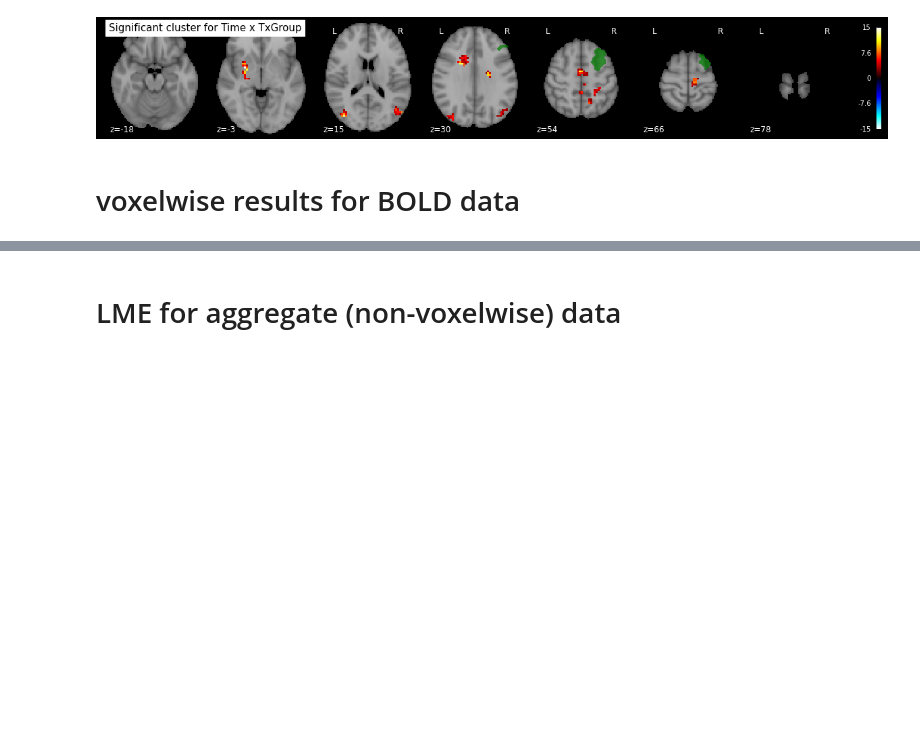
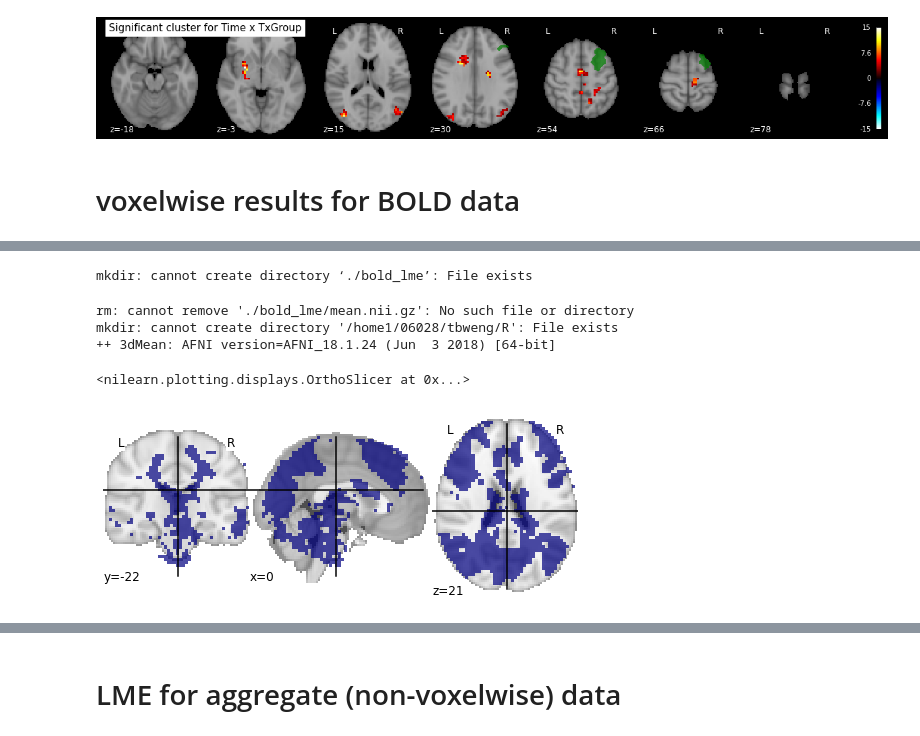
Before and after one commit to tbweng/lllt, a Jupyter notebook: lme.ipynb, the cells around one changed output, grey strips where cells are left out. Drawn from its saved outputs; the diff is of its cells as text; code cells hidden in the pictures; blank space fills up the shorter version.

Commit message:
added bold lme results

```diff
--- a/lme.ipynb
+++ b/lme.ipynb
@@ -521 +541,27 @@ for ind, sub in enumerate(sesB_run1 ):
+# %%
+#write out df for 3dlme
+! mkdir ./bold_lme
+df_bold_lme[['sid', 'mci_status', 'tx_allocation', 'age', 'sex', 'time', 'InputFile']].to_csv(f'./bold_lme/table.txt', index=False, sep=' ', header=['Subj', 'mci_group', 'TxGroup', 'Age', 'Sex', 'Time', 'InputFile'])
+# %% [output]
+mkdir: cannot create directory ‘./bold_lme’: File exists
+# %%
+# create mean image
+
+! rm ./bold_lme/mean.nii.gz
+! singularity exec /scratch/06028/tbweng/cnc_afni_latest.sif \
+    3dMean -prefix ./bold_lme/mean.nii.gz {' '.join(df_bold_lme['InputFile'].tolist())}
+# %% [output]
+rm: cannot remove './bold_lme/mean.nii.gz': No such file or directory
+mkdir: cannot create directory '/home1/06028/tbweng/R': File exists
+++ 3dMean: AFNI version=AFNI_18.1.24 (Jun  3 2018) [64-bit]
+# %%
+# binarize mean image to use as mask
+
+mask = math_img('img > 0', img=load_img('./bold_lme/mean.nii.gz'))
+mask.to_filename('./bold_lme/mask.nii.gz')
+
+plotting.plot_roi(mask)
+# %% [output]
+<nilearn.plotting.displays.OrthoSlicer at 0x...>
+[figure, added]
 # %%
```
Also changed, not shown: parts of 17 cells of this notebook.
